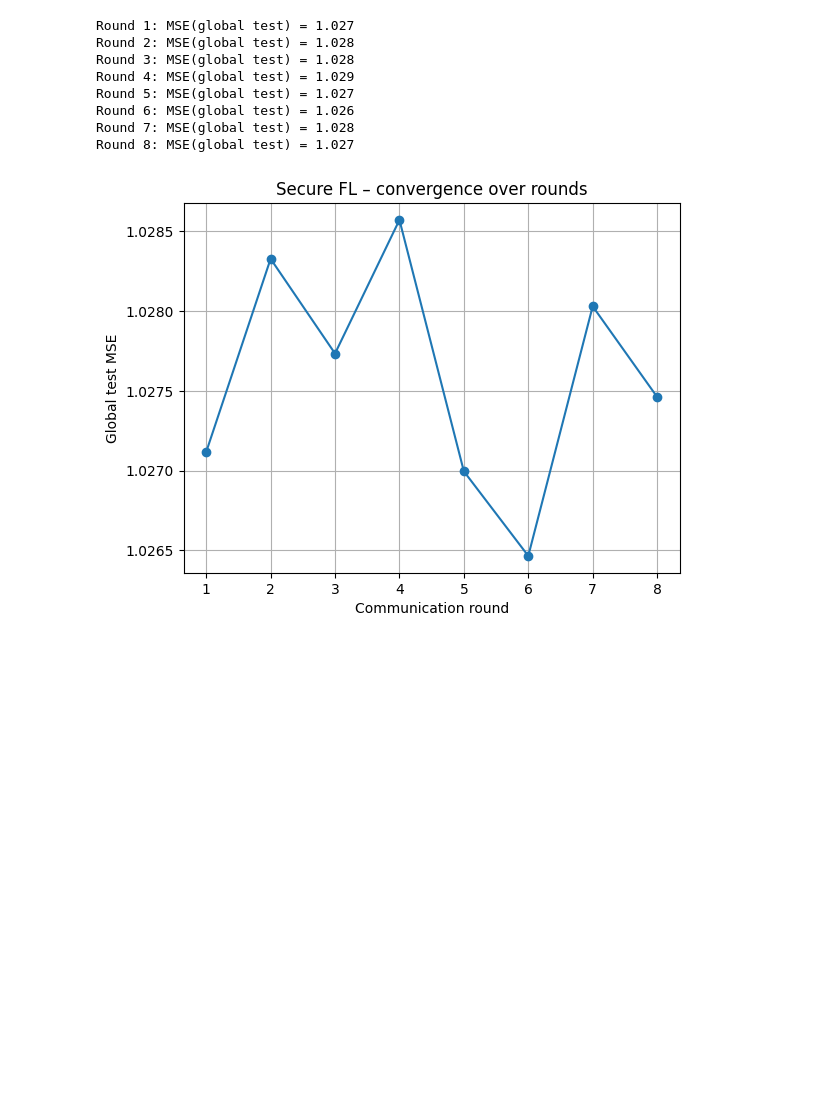
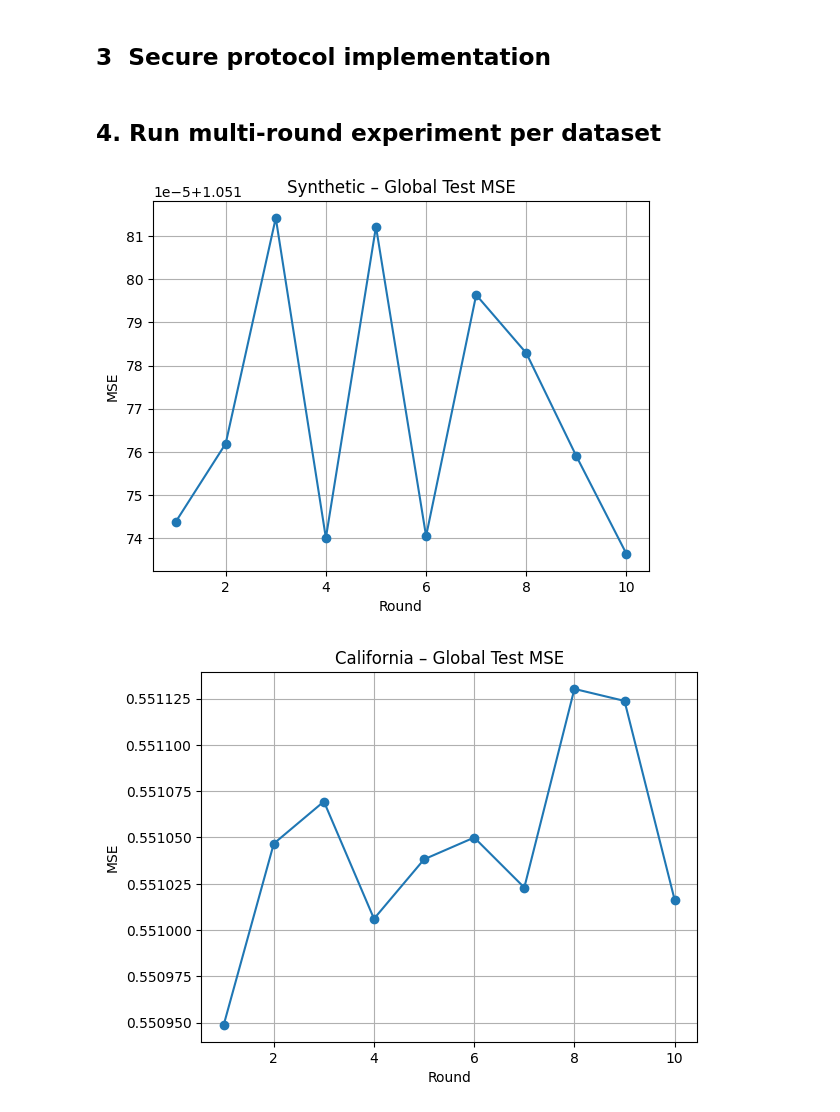
Before and after one commit to ifirdavs/linear-regression-fl, a Jupyter notebook: Protocol_v3_multi_round.ipynb, the cells around one changed output. Saved outputs shown, nothing was run; the diff lists cells and outputs as text; code cells hidden in the pictures; blank space fills up the shorter version.

```diff
--- a/Protocol_v3_multi_round.ipynb
+++ b/Protocol_v3_multi_round.ipynb
@@ -11 +104,3 @@ np.random.seed(0)
+# %% [markdown]
+## 3  Secure protocol implementation
 # %%
@@ -65,38 +139,34 @@ def evaluate(w, clients):
-# %%
-clients = generate_synthetic_clients()
-n_rounds = 8
-participation_rate = 0.6
-rng = np.random.default_rng(0)
-history_mse = []
-
-w_global = np.zeros(clients[0]["X_train"].shape[1])  # init (never used but kept for completeness)
-
-for r in range(n_rounds):
-    subset_idx = rng.choice(len(clients), size=int(participation_rate*len(clients)), replace=False)
-    subset = [clients[i] for i in subset_idx]
-
-    w_global = secure_protocol_single_round(subset, seed=r)
-
-    mse = evaluate(w_global, clients)
-    history_mse.append(mse)
-
-    print(f"Round {r+1}: MSE(global test) = {mse:.3f}")
-# %% [output]
-Round 1: MSE(global test) = 1.027
-Round 2: MSE(global test) = 1.028
-Round 3: MSE(global test) = 1.028
-Round 4: MSE(global test) = 1.029
-Round 5: MSE(global test) = 1.027
-Round 6: MSE(global test) = 1.026
-Round 7: MSE(global test) = 1.028
-Round 8: MSE(global test) = 1.027
-# %%
-plt.figure()
-plt.plot(range(1, len(history_mse)+1), history_mse, marker='o')
-plt.xlabel('Communication round')
-plt.ylabel('Global test MSE')
-plt.title('Secure FL – convergence over rounds')
-plt.grid(True)
-plt.show()
-# %% [output]
-[figure, removed]
+# %% [markdown]
+## 4. Run multi-round experiment per dataset
+# %%
+datasets = {'Synthetic': clients_synth(),
+            'California': clients_california(),
+            'Diabetes': clients_diabetes(),
+            'AmesHousing': clients_ames(),
+            'WineQuality': clients_wine()
+}
+
+PARTICIPATION = 1
+ROUNDS = 10
+rng = np.random.default_rng(0)
+
+for name, base in datasets.items():
+    history = []
+    for r in range(ROUNDS):
+        idx = rng.choice(len(base), size=int(PARTICIPATION * len(base)), replace=False)
+        subset = [base[i] for i in idx]
+
+        w = secure_single_round(subset, beta=(-0.05, 0.05), seed=r)
+
+        history.append(mse_global(w, base))
+
+    plt.figure()
+    plt.plot(range(1, ROUNDS+1), history, marker='o')
+    plt.title(f'{name} – Global Test MSE')
+    plt.xlabel('Round')
+    plt.ylabel('MSE')
+    plt.grid(True)
+    plt.show()
+# %% [output]
+[figure, added]
+[figure, added]
```
Also changed, not shown: parts of 10 cells of this notebook, 2 other files.
